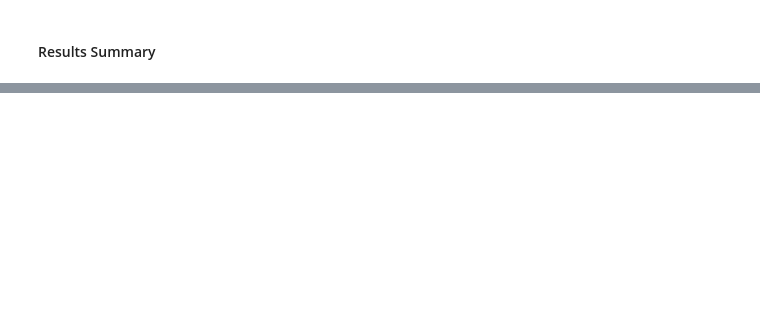
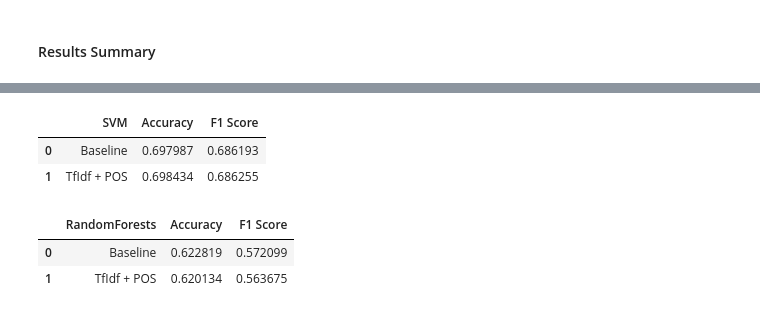
Before and after one commit to giorgosma/DataMiningProj3_2020, a Jupyter notebook: sdi1500089.ipynb, the cells around one changed output, grey strips where cells are left out. Cells and saved outputs as stored; diff of their text form; code cells hidden in the pictures; blank space fills up the shorter version.

```diff
--- a/sdi1500089.ipynb
+++ b/sdi1500089.ipynb
@@ -515,6 +570,14 @@ posDf
 # %%
-# resultsDataFrame = pd.DataFrame(data=resultsData2)
-# resultsDataFrame
+resultsDataFrame = pd.DataFrame(data=resultsData2)
+resultsDataFrame
+# %% [output]
+|  | SVM | Accuracy | F1 Score |
+| 0 | Baseline | 0.697987 | 0.686193 |
+| 1 | TfIdf + POS | 0.698434 | 0.686255 |
 # %%
-# resultsDataFrame = pd.DataFrame(data=resultsData3)
-# resultsDataFrame
+resultsDataFrame = pd.DataFrame(data=resultsData3)
+resultsDataFrame
+# %% [output]
+|  | RandomForests | Accuracy | F1 Score |
+| 0 | Baseline | 0.622819 | 0.572099 |
+| 1 | TfIdf + POS | 0.620134 | 0.563675 |
```
Also changed, not shown: parts of 8 cells of this notebook, 1 other file.
